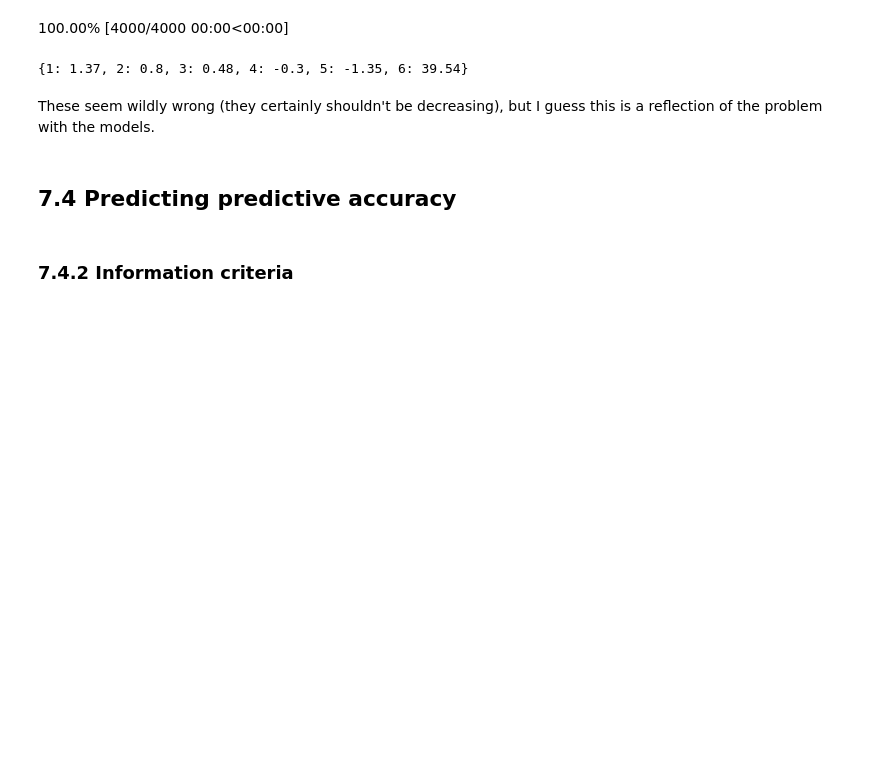
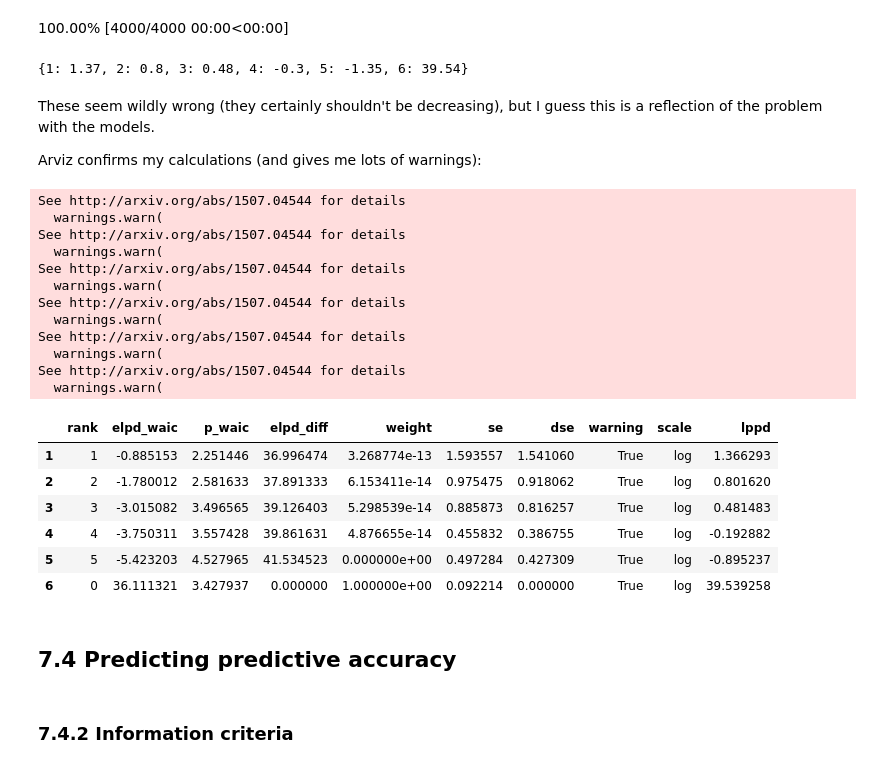
Before and after one commit to chris-leonard/statistical-rethinking, a Jupyter notebook: notes/chapter_7.ipynb, the cells around one changed output. Saved outputs shown, nothing was run; the diff lists cells and outputs as text; code cells hidden in the pictures; blank space fills up the shorter version.

```diff
--- a/notes/chapter_7.ipynb
+++ b/notes/chapter_7.ipynb
@@ -145,7 +145,10 @@ def r2_score(model, trace):
             random_seed=RANDOM_SEED,
         )
 
-    resid = post_trace.posterior_predictive.brain_std.mean(dim=["chain", "draw"]) - trace.observed_data.brain_std
+    resid = (
+        post_trace.posterior_predictive.brain_std.mean(dim=["chain", "draw"])
+        - trace.observed_data.brain_std
+    )
     resid_var = resid.var()
 
     obs_var = trace.observed_data.brain_std.var()
@@ -407,6 +411,32 @@ for poly_deg in poly_degs:
 {1: 1.37, 2: 0.8, 3: 0.48, 4: -0.3, 5: -1.35, 6: 39.54}
 # %% [markdown]
 These seem wildly wrong (they certainly shouldn't be decreasing), but I guess this is a reflection of the problem with the models.
+
+Arviz confirms my calculations (and gives me lots of warnings):
+# %%
+poly_waic = az.compare(traces, ic="waic").sort_index()
+poly_waic["lppd"] = poly_waic["elpd_waic"] + poly_waic["p_waic"]
+poly_waic
+# %% [output]
+See http://arxiv.org/abs/1507.04544 for details
+  warnings.warn(
+See http://arxiv.org/abs/1507.04544 for details
+  warnings.warn(
+See http://arxiv.org/abs/1507.04544 for details
+  warnings.warn(
+See http://arxiv.org/abs/1507.04544 for details
+  warnings.warn(
+See http://arxiv.org/abs/1507.04544 for details
+  warnings.warn(
+See http://arxiv.org/abs/1507.04544 for details
+  warnings.warn(
+|  | rank | elpd_waic | p_waic | elpd_diff | weight | se | dse | warning | scale | lppd |
+| 1 | 1 | -0.885153 | 2.251446 | 36.996474 | 3.268774e-13 | 1.593557 | 1.541060 | True | log | 1.366293 |
+| 2 | 2 | -1.780012 | 2.581633 | 37.891333 | 6.153411e-14 | 0.975475 | 0.918062 | True | log | 0.801620 |
+| 3 | 3 | -3.015082 | 3.496565 | 39.126403 | 5.298539e-14 | 0.885873 | 0.816257 | True | log | 0.481483 |
+| 4 | 4 | -3.750311 | 3.557428 | 39.861631 | 4.876655e-14 | 0.455832 | 0.386755 | True | log | -0.192882 |
+| 5 | 5 | -5.423203 | 4.527965 | 41.534523 | 0.000000e+00 | 0.497284 | 0.427309 | True | log | -0.895237 |
+| 6 | 0 | 36.111321 | 3.427937 | 0.000000 | 1.000000e+00 | 0.092214 | 0.000000 | True | log | 39.539258 |
 # %% [markdown]
 ## 7.4 Predicting predictive accuracy
 # %% [markdown]
```
Also changed, not shown: parts of 43 cells of this notebook.
